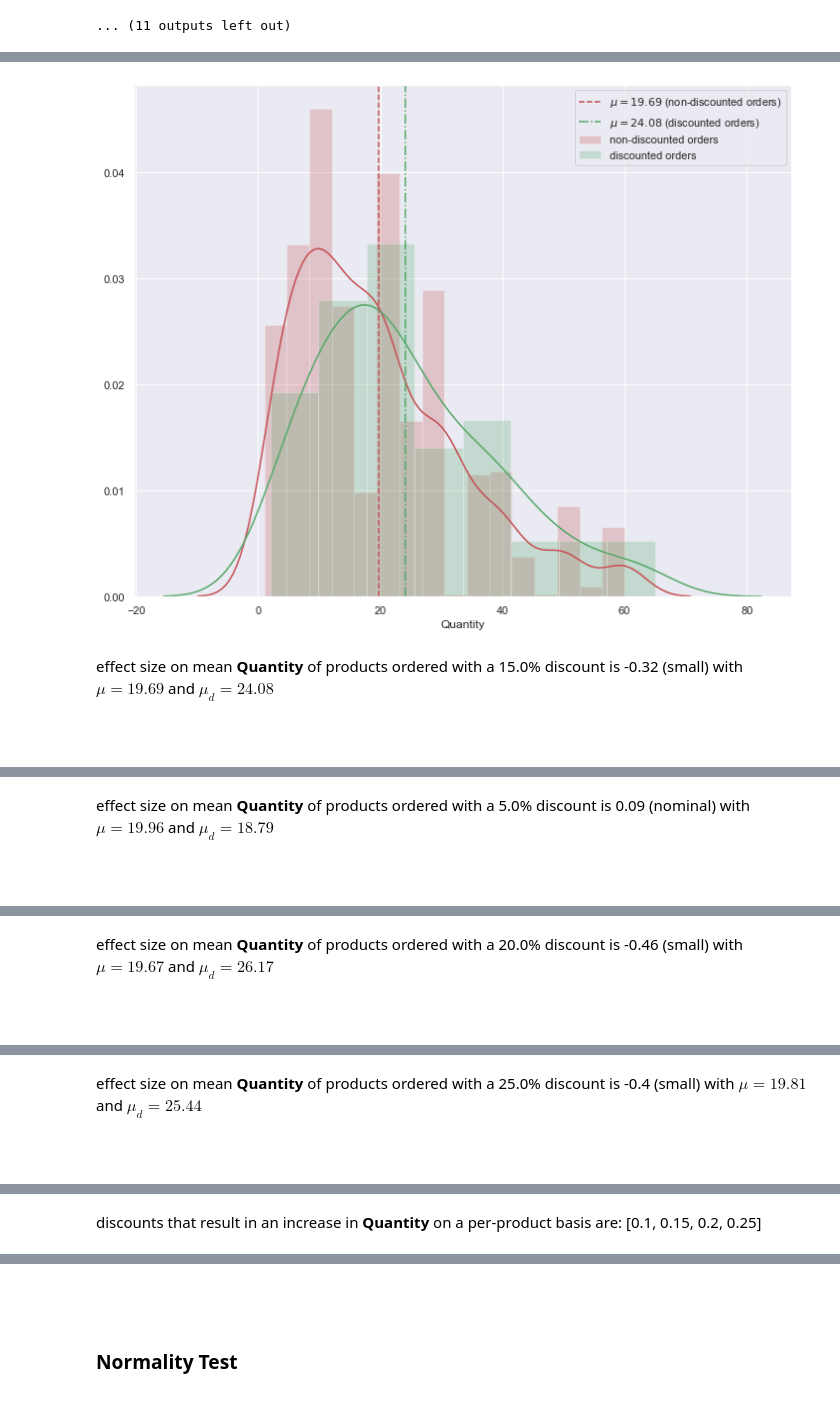
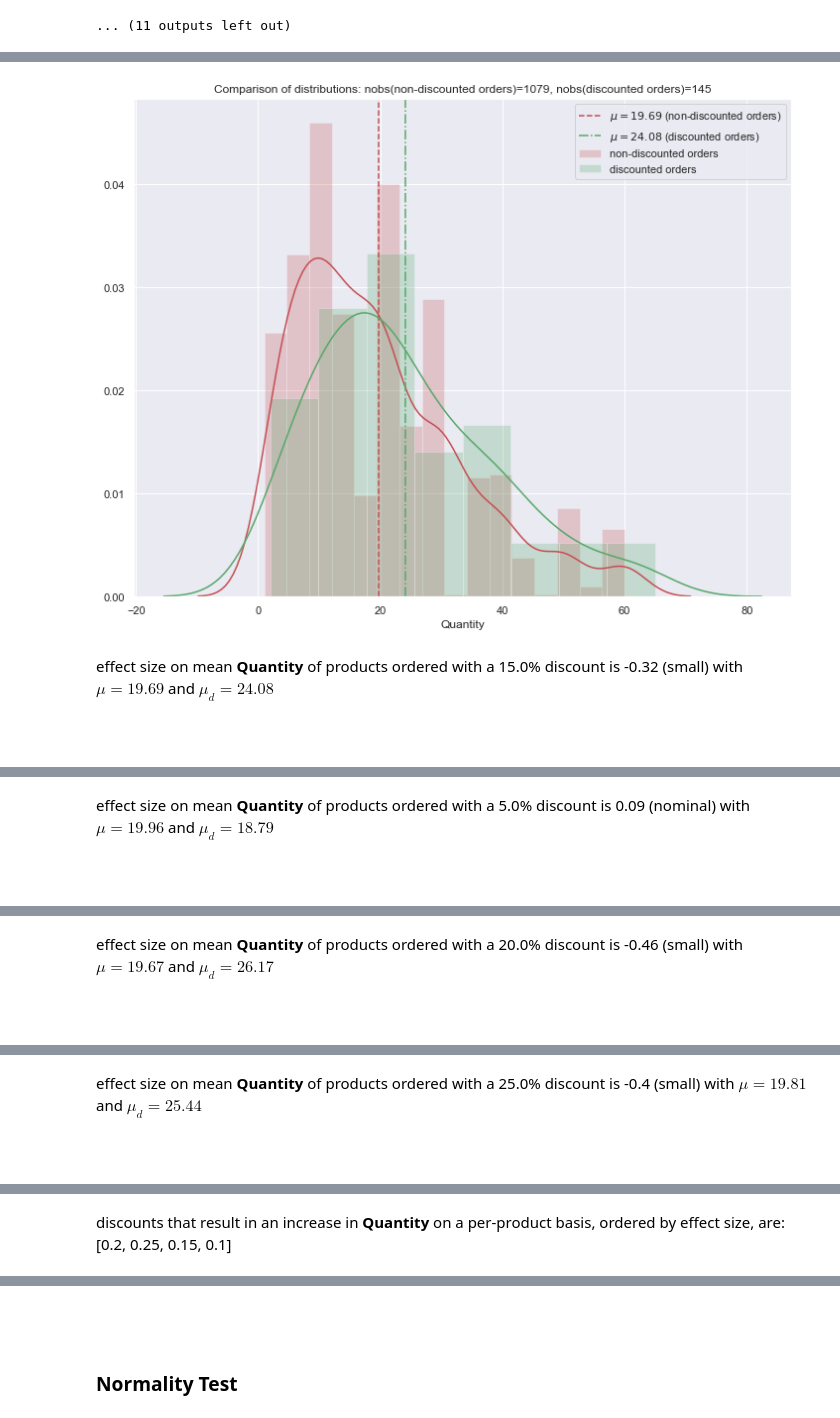
Before and after one commit to sacontreras/dsc-project-module-03, a Jupyter notebook: NorthwindProductDisountOrderEffectAnalysis.ipynb, the cells around one changed output, grey strips where cells are left out. Saved outputs shown, nothing was run; the diff lists cells and outputs as text; code cells hidden in the pictures.

```diff
--- a/NorthwindProductDisountOrderEffectAnalysis.ipynb
+++ b/NorthwindProductDisountOrderEffectAnalysis.ipynb
@@ -136,8 +137,0 @@ Then...
-# %%
-cur = nwsqlitedbmgr.new_cursor()
-result = cur.execute("SELECT name FROM sqlite_master WHERE type='table';").fetchall()
-table_names = sorted(list(zip(*result))[0])
-cur.close()
-table_as_df = dict()
-for tn in table_names:
-    table_as_df[tn] = nwsqlitedbmgr.sql_query_to_df(f"SELECT * FROM [{tn}]")
@@ -222,0 +160,3 @@ order_detail_df = pysqldfmgr.pysqldf("SELECT * FROM order_detail_df GROUP BY Id"
+# %%
+q1_scope = {'OrderDetail': None}
+q1_scope, ql_scope_tables_with_nulls = summarize_scope(q1_scope, init=True)
@@ -274,6 +225,7 @@ def boxplot_od_qty_outliers(od_df, prior_mean_qty=None):
     fig.tight_layout()
     plt.show();
 # %%
+order_detail_df = q1_scope['OrderDetail']
 boxplot_od_qty_outliers(order_detail_df)
 
 old_mean_qty = order_detail_df.Quantity.mean()
@@ -601,6 +571,8 @@ $\mu_d=24.81$
 # %% [markdown]
 Let's have a look at the distributions to get a visual feel for how they match up to the above.
 # %%
+# this function simply wraps displaying a comparision of Seaborn distplots, with formatting
+#    it will additionally place the means of the samples
 def dist_plot_comparison(s1, s2, label, color=["r", "g"], restricted_domain=None):
     a = 0.25
     fig = plt.figure(figsize=fs_default)
@@ -611,6 +583,7 @@ def dist_plot_comparison(s1, s2, label, color=["r", "g"], restricted_domain=None
     mu_2 = s2.mean()
     plt.axvline(mu_2, color=color[1], ls="-.", label=f"$\\mu={round(mu_2,2)}$ ({label[1]})")
     plt.legend()
+    plt.title(f"Comparison of distributions: nobs({label[0]})={len(s1)}, nobs({label[1]})={len(s2)}")
     fig.tight_layout()
     if restricted_domain is not None:
         axes = plt.gca()
@@ -1007,37 +1026,36 @@ for d in orders_with_discount_df_2.Discount.unique():
         , qty_for_discount_df.Quantity
         , ["non-discounted orders", "discounted orders"]
     )
 
     _cd = Cohen_d(non_discounted_orders_for_those_products.Quantity, qty_for_discount_df.Quantity)
     display(Markdown(f"effect size on mean <b>Quantity</b> of products ordered with a {d*100}% discount is {round(_cd,2)} ({Cohen_d_qual(_cd)}) with $\\mu={round(mu,2)}$ and $\\mu_d={round(mu_d,2)}$ <br><br><br>"))
 
     # negative Cohen's D means the second mean is greater than the first (i.e. quantities on orders with a discount > those without)
     if _cd < 0:
         d_higher_qty.append((d, _cd, mu, mu_d))
     elif _cd > 0:
         d_lower_qty.append((d, _cd, mu, mu_d))
     else:
         d_no_diff_qty.append((d, _cd, mu, mu_d))
 
 
 # now summarize results
 display(Markdown("<br><h3>SUMMARY:</h3>"))
 d_higher_qty = sorted(d_higher_qty, key=lambda t: t[1])
 d_lower_qty = sorted(d_lower_qty, key=lambda t: t[1])
-d_no_diff_qty = sorted(d_no_diff_qty, key=lambda t: t[1])
 
 if len(d_higher_qty) > 0:
-    display(Markdown(f"discounts that result in an increase in <b>Quantity</b> on a per-product basis are: {sorted(list(map(lambda t: t[0], d_higher_qty)))}"))
+    display(Markdown(f"discounts that result in an increase in <b>Quantity</b> on a per-product basis, ordered by effect size, are: {list(map(lambda t: t[0], d_higher_qty))}"))
 if len(d_lower_qty) > 0:
-    display(Markdown(f"discounts that result in a decrease in <b>Quantity</b> on a per-product basis are: {sorted(list(map(lambda t: t[0], d_lower_qty)))}"))
+    display(Markdown(f"discounts that result in a decrease in <b>Quantity</b> on a per-product basis, ordered by effect size, are: {list(map(lambda t: t[0], d_lower_qty))}"))
 if len(d_no_diff_qty) > 0:
     display(Markdown(f"discounts that have no impact on <b>Quantity</b> on a per-product basis are: {sorted(list(map(lambda t: t[0], d_no_diff_qty)))}"))
 
 print()
 if len(d_higher_qty) > 0:
-    display(Markdown(f"<b>on average, a {d_higher_qty[0][0]*100}% discount increases the <i>Quantity</i> of ordered products the most</b> by $\\mu_d={round(d_higher_qty[0][3],2)} - \\mu={round(d_higher_qty[0][2],2)} = {round(d_higher_qty[0][3]-d_higher_qty[0][2],2)}$"))
+    display(Markdown(f"<b>on average, a {d_higher_qty[0][0]*100}% discount INCREASES the <i>Quantity</i> of ordered products the most</b> by $\\mu_d={round(d_higher_qty[0][3],2)} - \\mu={round(d_higher_qty[0][2],2)} = {round(d_higher_qty[0][3]-d_higher_qty[0][2],2)}$"))
 if len(d_lower_qty) > 0:
-    display(Markdown(f"<b>on average, a {d_lower_qty[-1][0]*100}% discount DECREASEs the <i>Quantity</i> of ordered products!  DON'T DO IT! $\\mu_d={round(d_lower_qty[-1][3],2)} - \\mu={round(d_lower_qty[-1][2],2)} = {round(d_lower_qty[-1][3]-d_lower_qty[-1][2],2)}$</b>"))
+    display(Markdown(f"<b>on average, a {d_lower_qty[-1][0]*100}% discount DECREASES the <i>Quantity</i> of ordered products!  DON'T DO IT! $\\mu_d={round(d_lower_qty[-1][3],2)} - \\mu={round(d_lower_qty[-1][2],2)} = {round(d_lower_qty[-1][3]-d_lower_qty[-1][2],2)}$</b>"))
 # %% [output]
-[figure, old version]
+[figure, new version]
 effect size on mean <b>Quantity</b> of products ordered with a 15.0% discount is -0.32 (small) with $\mu=19.69$ and $\mu_d=24.08$ <br><br><br>
@@ -1051,6 +1069,6 @@ effect size on mean <b>Quantity</b> of products ordered with a 25.0% discount is
 effect size on mean <b>Quantity</b> of products ordered with a 10.0% discount is -0.13 (nominal) with $\mu=19.79$ and $\mu_d=21.64$ <br><br><br>
 <br><h3>SUMMARY:</h3>
-discounts that result in an increase in <b>Quantity</b> on a per-product basis are: [0.1, 0.15, 0.2, 0.25]
+discounts that result in an increase in <b>Quantity</b> on a per-product basis, ordered by effect size, are: [0.2, 0.25, 0.15, 0.1]
 ... (3 outputs left out)
 # %% [markdown]
 <br><br>
```
Also changed, not shown: parts of 66 cells of this notebook, 1 other file.
